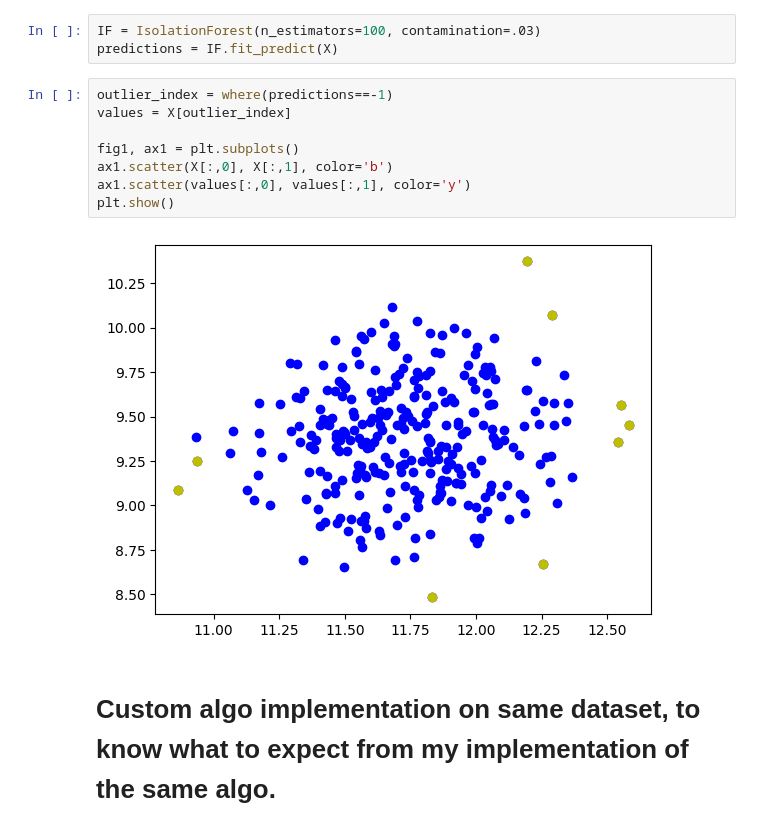
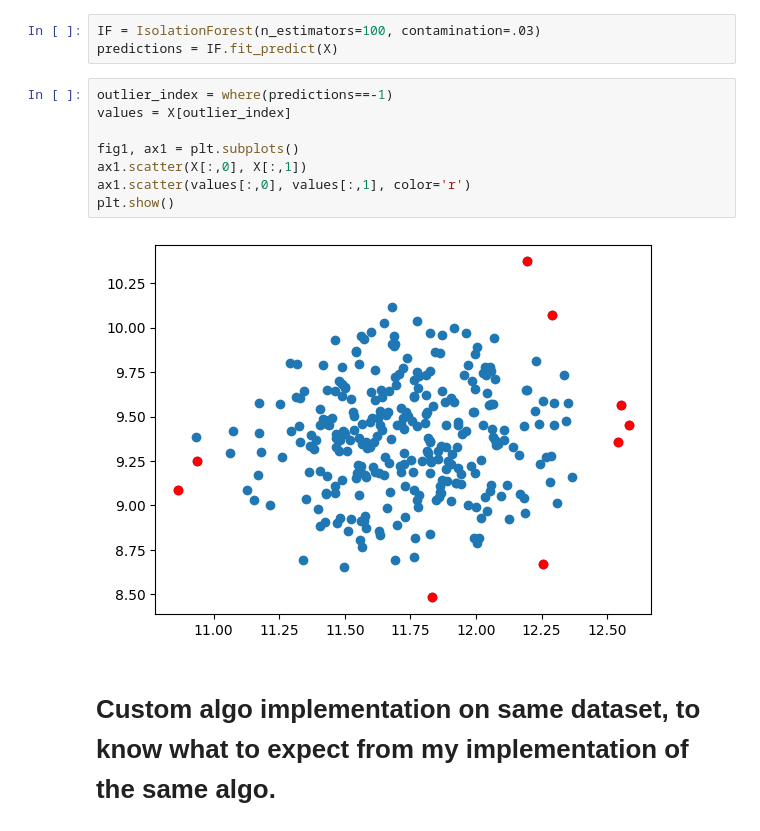
Before and after one commit to Sarvesh-Kesharwani/Machine-Learning-from-Scratch, a Jupyter notebook: experiments/2. Anomaly Detection/1. Isolation Forest.ipynb, the cells around one changed output. Drawn from its saved outputs; the diff is of its cells as text.

```diff
--- a/experiments/2. Anomaly Detection/1. Isolation Forest.ipynb
+++ b/experiments/2. Anomaly Detection/1. Isolation Forest.ipynb
@@ -22,13 +22,13 @@ predictions = IF.fit_predict(X)
 # %%
 outlier_index = where(predictions==-1)
 values = X[outlier_index]
 
 fig1, ax1 = plt.subplots()
-ax1.scatter(X[:,0], X[:,1], color='b')
-ax1.scatter(values[:,0], values[:,1], color='y')
+ax1.scatter(X[:,0], X[:,1])
+ax1.scatter(values[:,0], values[:,1], color='r')
 plt.show()
 # %% [output]
-[figure, old version]
+[figure, new version]
 # %% [markdown]
 # Custom algo implementation on same dataset, to know what to expect from my implementation of the same algo.
 # %%
```
Also changed, not shown: parts of 1 cell of this notebook, 1 other file.
